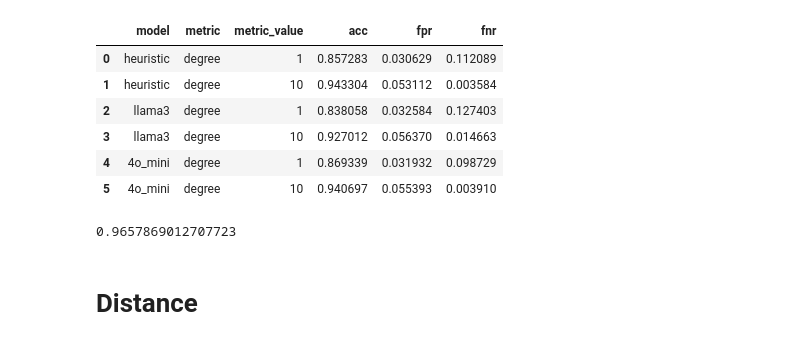
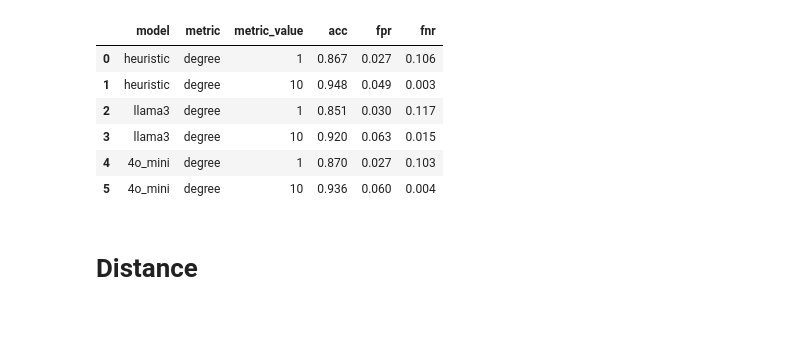
Before and after one commit to BeanHam/2024-spatial-data-integration, a Jupyter notebook: join_task/inference_results/inference_results_ft_weak_labels.ipynb, the cells around one changed output. Saved outputs shown, nothing was run; the diff lists cells and outputs as text; code cells hidden in the pictures.

```diff
--- a/join_task/inference_results/inference_results_ft_weak_labels.ipynb
+++ b/join_task/inference_results/inference_results_ft_weak_labels.ipynb
@@ -64,22 +64,27 @@ def post_processing(data, model, metric_name, metric_value):
 # %%
 ds = load_dataset("beanham/spatial_join_dataset")
 test=ds['test']
+
+## evaluate on a subset
+np.random.seed(100)
+index=np.random.randint(0, len(test), 1000)
+
 metric_name='degree'
 models=['heuristic','llama3', '4o_mini']
 metric_values=[1,10]
 results=[]
 for model in models:
     for metric_value in metric_values:
         data,id_data,ood_data=post_processing(test,model,metric_name,metric_value)
-        acc,fpr,fnr=metric_calculation(data)
+        acc,fpr,fnr=metric_calculation(data.select(index))
         results.append([model, metric_name, metric_value, acc,fpr,fnr])
 results=pd.DataFrame(results, columns=['model','metric','metric_value','acc','fpr','fnr'])
 results
 # %% [output]
 |  | model | metric | metric_value | acc | fpr | fnr |
-| 0 | heuristic | degree | 1 | 0.857283 | 0.030629 | 0.112089 |
-| 1 | heuristic | degree | 10 | 0.943304 | 0.053112 | 0.003584 |
-| 2 | llama3 | degree | 1 | 0.838058 | 0.032584 | 0.127403 |
-| 3 | llama3 | degree | 10 | 0.927012 | 0.056370 | 0.014663 |
-| 4 | 4o_mini | degree | 1 | 0.869339 | 0.031932 | 0.098729 |
-| 5 | 4o_mini | degree | 10 | 0.940697 | 0.055393 | 0.003910 |
+| 0 | heuristic | degree | 1 | 0.867 | 0.027 | 0.106 |
+| 1 | heuristic | degree | 10 | 0.948 | 0.049 | 0.003 |
+| 2 | llama3 | degree | 1 | 0.851 | 0.030 | 0.117 |
+| 3 | llama3 | degree | 10 | 0.920 | 0.063 | 0.015 |
+| 4 | 4o_mini | degree | 1 | 0.870 | 0.027 | 0.103 |
+| 5 | 4o_mini | degree | 10 | 0.936 | 0.060 | 0.004 |
@@ -97,7 +91,3 @@ for i in range(len(llama_gt)):
-# %%
-accuracy_score(test['label'], pred)
-# %% [output]
-0.9657869012707723
 # %% [markdown]
 # Distance
 # %%
```
Also changed, not shown: parts of 1 cell of this notebook, 7 other files.
